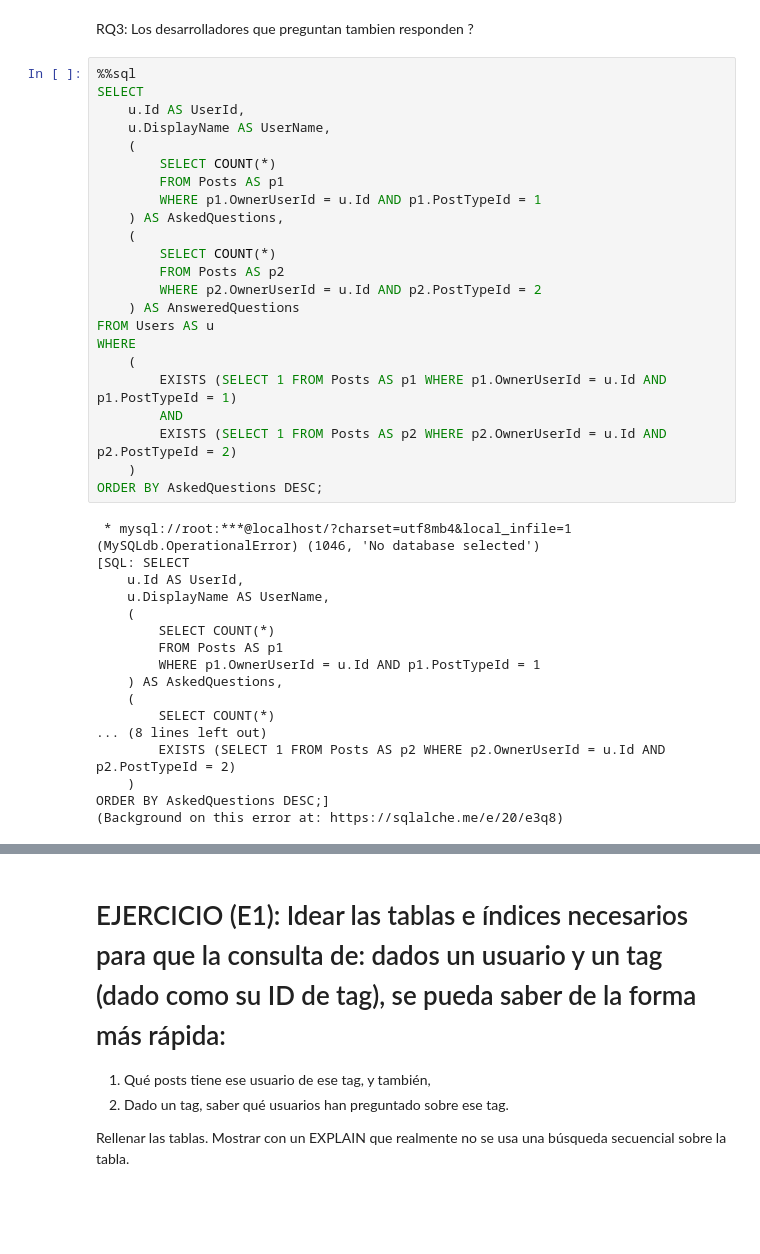
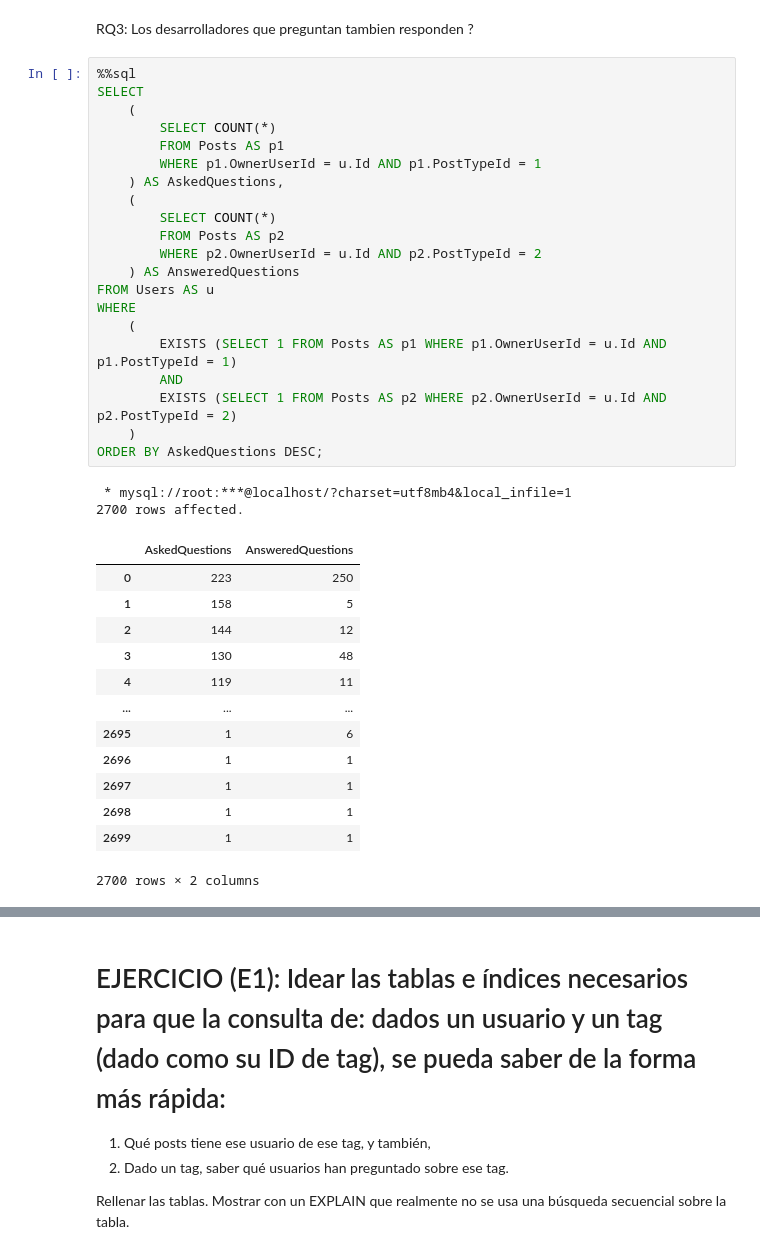
Before and after one commit to alvumu/BDGE, a Jupyter notebook: sql/sesion2.ipynb, the cells around one changed output, grey strips where cells are left out. Drawn from its saved outputs; the diff is of its cells as text; blank space fills up the shorter version.

```diff
--- a/sql/sesion2.ipynb
+++ b/sql/sesion2.ipynb
@@ -839,41 +840,37 @@ Los desarrolladores que preguntan tambien responden ?
 # %%
 %%sql
 SELECT
-    u.Id AS UserId,
-    u.DisplayName AS UserName,
     (
         SELECT COUNT(*)
         FROM Posts AS p1
         WHERE p1.OwnerUserId = u.Id AND p1.PostTypeId = 1
     ) AS AskedQuestions,
     (
         SELECT COUNT(*)
         FROM Posts AS p2
         WHERE p2.OwnerUserId = u.Id AND p2.PostTypeId = 2
     ) AS AnsweredQuestions
 FROM Users AS u
 WHERE
     (
         EXISTS (SELECT 1 FROM Posts AS p1 WHERE p1.OwnerUserId = u.Id AND p1.PostTypeId = 1)
         AND
         EXISTS (SELECT 1 FROM Posts AS p2 WHERE p2.OwnerUserId = u.Id AND p2.PostTypeId = 2)
     )
 ORDER BY AskedQuestions DESC;
 # %% [output]
  * mysql://root:***@localhost/?charset=utf8mb4&local_infile=1
-(MySQLdb.OperationalError) (1046, 'No database selected')
-[SQL: SELECT
-    u.Id AS UserId,
-    u.DisplayName AS UserName,
-    (
-        SELECT COUNT(*)
-        FROM Posts AS p1
-        WHERE p1.OwnerUserId = u.Id AND p1.PostTypeId = 1
-    ) AS AskedQuestions,
-    (
-        SELECT COUNT(*)
-... (8 lines left out)
-        EXISTS (SELECT 1 FROM Posts AS p2 WHERE p2.OwnerUserId = u.Id AND p2.PostTypeId = 2)
-    )
-ORDER BY AskedQuestions DESC;]
-(Background on this error at: https://sqlalche.me/e/20/e3q8)
+2700 rows affected.
+|  | AskedQuestions | AnsweredQuestions |
+| 0 | 223 | 250 |
+| 1 | 158 | 5 |
+| 2 | 144 | 12 |
+| 3 | 130 | 48 |
+| 4 | 119 | 11 |
+| ... | ... | ... |
+| 2695 | 1 | 6 |
+| 2696 | 1 | 1 |
+| 2697 | 1 | 1 |
+| 2698 | 1 | 1 |
+| 2699 | 1 | 1 |
+2700 rows × 2 columns
```
Also changed, not shown: parts of 29 cells of this notebook.
